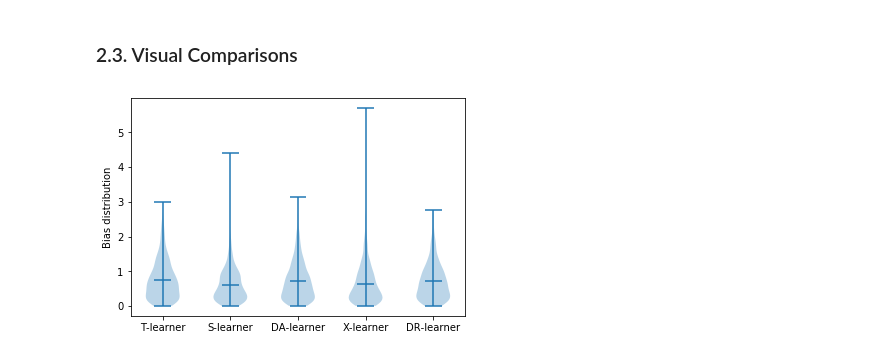
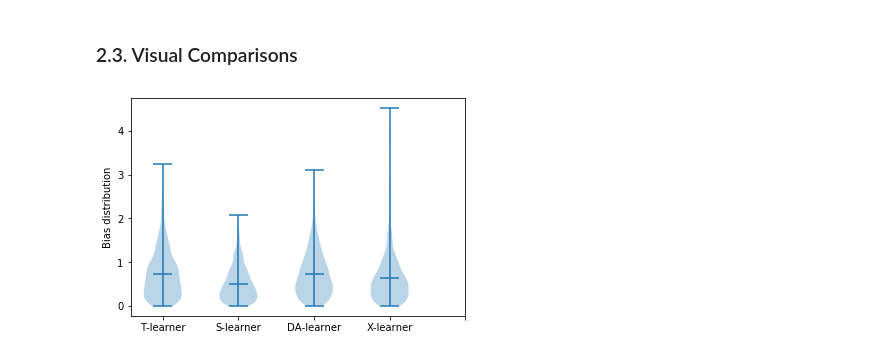
Before and after one commit to py-why/EconML, a Jupyter notebook: notebooks/Metalearners Examples.ipynb, the cells around one changed output. Cells and saved outputs as stored; diff of their text form; code cells hidden in the pictures.

```diff
--- a/notebooks/Metalearners Examples.ipynb
+++ b/notebooks/Metalearners Examples.ipynb
@@ -217,16 +198,16 @@ Y, T, X, expected_te = ihdp_surface_B()
 # %%
 # T-learner
 T_learner.fit(Y, T, X)
-T_te = T_learner.effect(X)
+T_te = T_learner.effect(X,0,1)
 # %%
 # S-learner
 S_learner.fit(Y, T, X)
-S_te = S_learner.effect(X)
+S_te = S_learner.effect(X,0,1)
 # %%
 # X-learner
 X_learner.fit(Y, T, X)
-X_te = X_learner.effect(X)
+X_te = X_learner.effect(X,0,1)
 # %%
 # Domain adaptation learner
 DA_learner.fit(Y, T, X)
-DA_te = DA_learner.effect(X)
+DA_te = DA_learner.effect(X,0,1)
@@ -239,13 +216,12 @@ DR_te = DR_learner.effect(X)
 # %%
 # Visualization of bias distribution
 plt.violinplot([np.abs(T_te - expected_te),
                 np.abs(S_te - expected_te),
                 np.abs(DA_te - expected_te),
-                np.abs(X_te - expected_te),
-                np.abs(DR_te - expected_te)
+                np.abs(X_te - expected_te)
                ], showmeans=True)
 plt.ylabel("Bias distribution")
-plt.xticks([1, 2, 3, 4, 5], ['T-learner', 'S-learner', 'DA-learner', 'X-learner', 'DR-learner'])
+plt.xticks([1, 2, 3, 4, 5], ['T-learner', 'S-learner', 'DA-learner', 'X-learner'])
 plt.show()
 # %% [output]
-[figure, old version]
+[figure, new version]
```
Also changed, not shown: parts of 9 cells of this notebook, 3 other files.
